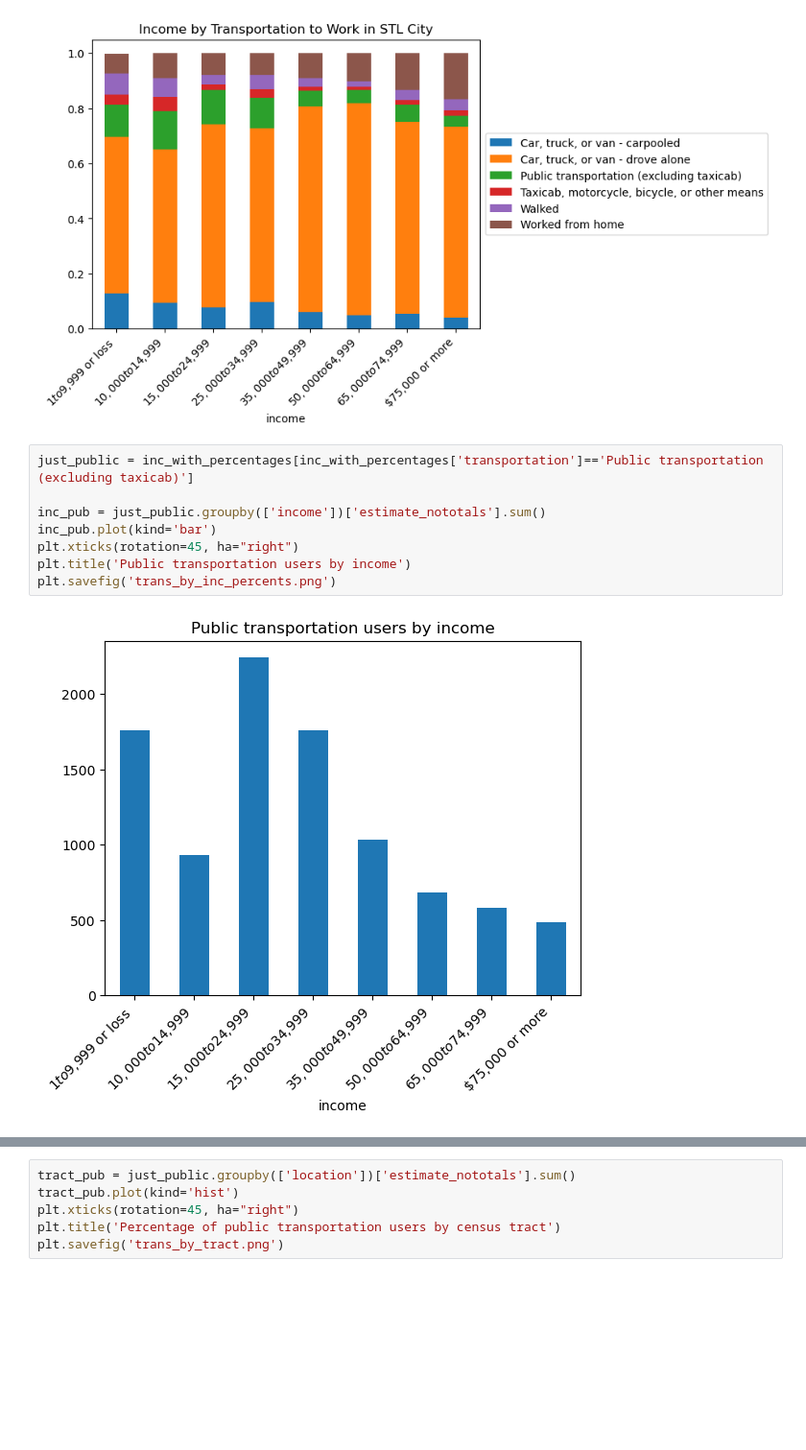
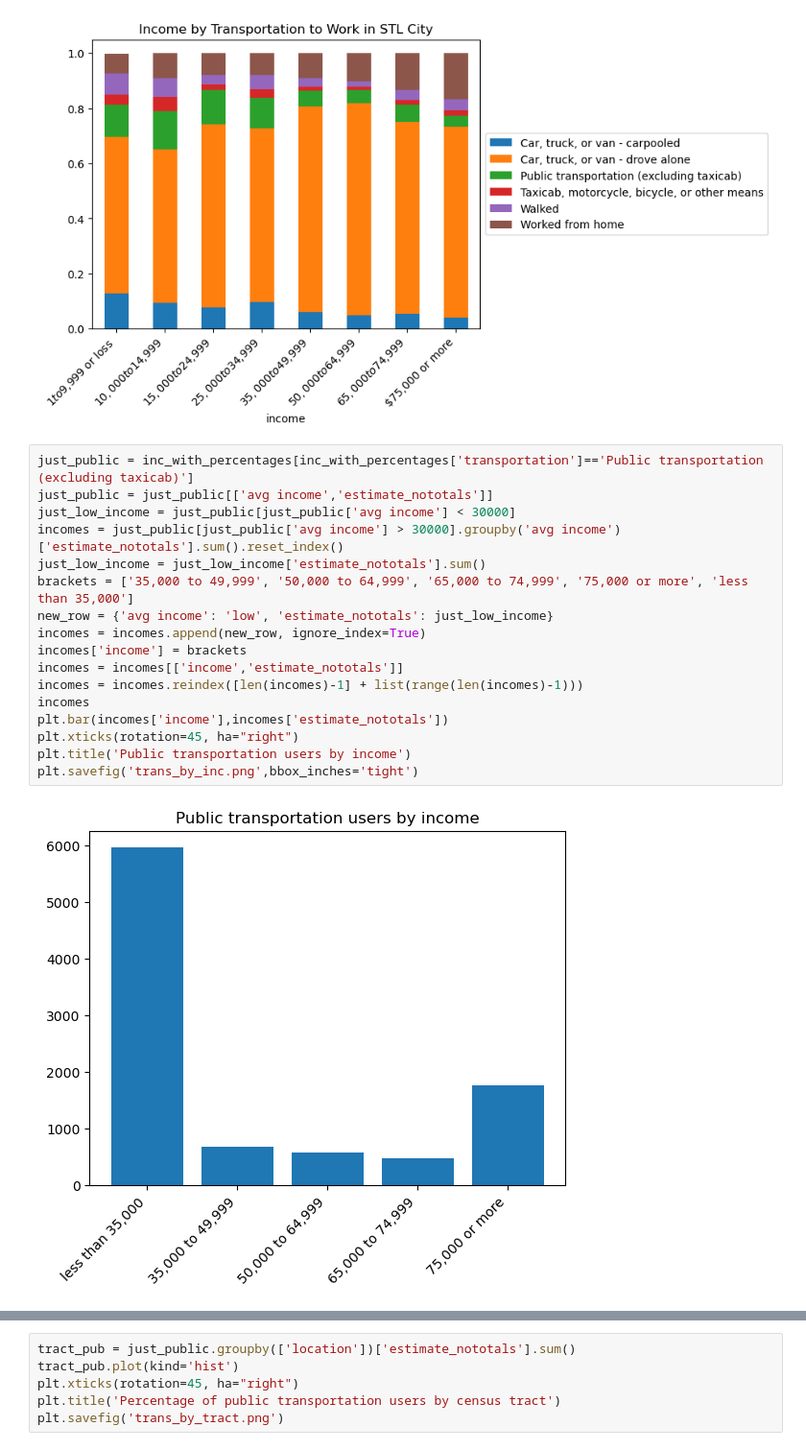
Before and after one commit to juliatompkins/trio-capstone, a Jupyter notebook: visualization code/STLcity_income_visualizations.ipynb, the cells around one changed output, grey strips where cells are left out. Shown at 96% size. Cells and saved outputs as stored; diff of their text form; blank space fills up the shorter version.

Commit message:
visualizations

```diff
--- a/visualization code/STLcity_income_visualizations.ipynb
+++ b/visualization code/STLcity_income_visualizations.ipynb
@@ -154,11 +153,20 @@ See the caveats in the documentation: https://pandas.pydata.org/pandas-docs/stab
 [figure]
 # %%
 just_public = inc_with_percentages[inc_with_percentages['transportation']=='Public transportation (excluding taxicab)']
-
-inc_pub = just_public.groupby(['income'])['estimate_nototals'].sum()
-inc_pub.plot(kind='bar')
+just_public = just_public[['avg income','estimate_nototals']]
+just_low_income = just_public[just_public['avg income'] < 30000]
+incomes = just_public[just_public['avg income'] > 30000].groupby('avg income')['estimate_nototals'].sum().reset_index()
+just_low_income = just_low_income['estimate_nototals'].sum()
+brackets = ['35,000 to 49,999', '50,000 to 64,999', '65,000 to 74,999', '75,000 or more', 'less than 35,000']
+new_row = {'avg income': 'low', 'estimate_nototals': just_low_income}
+incomes = incomes.append(new_row, ignore_index=True)
+incomes['income'] = brackets
+incomes = incomes[['income','estimate_nototals']]
+incomes = incomes.reindex([len(incomes)-1] + list(range(len(incomes)-1)))
+incomes
+plt.bar(incomes['income'],incomes['estimate_nototals'])
 plt.xticks(rotation=45, ha="right")
 plt.title('Public transportation users by income')
-plt.savefig('trans_by_inc_percents.png')
+plt.savefig('trans_by_inc.png',bbox_inches='tight')
 # %% [output]
-[figure, old version]
+[figure, new version]
```
Also changed, not shown: parts of 2 cells of this notebook, 4 other files.
